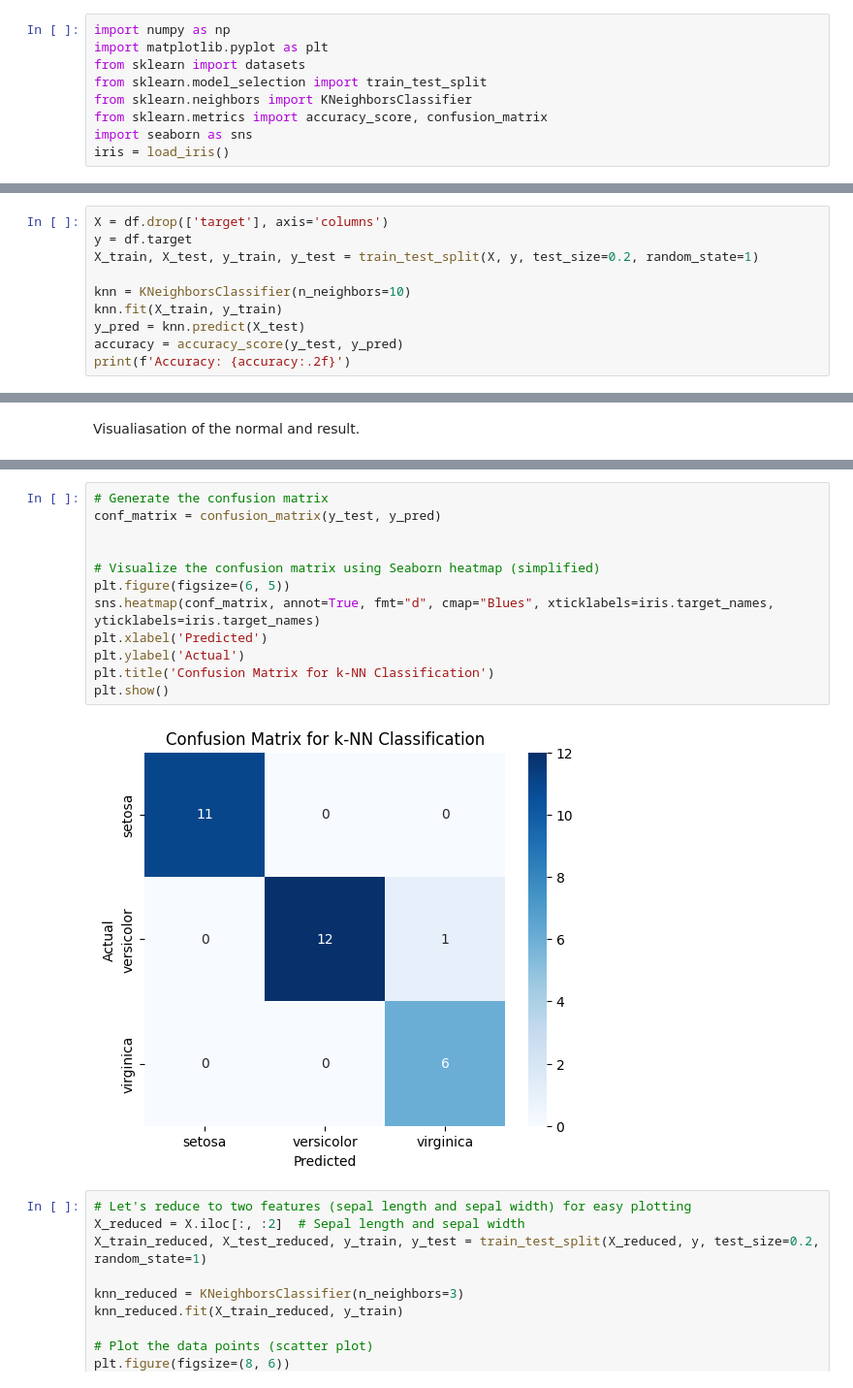
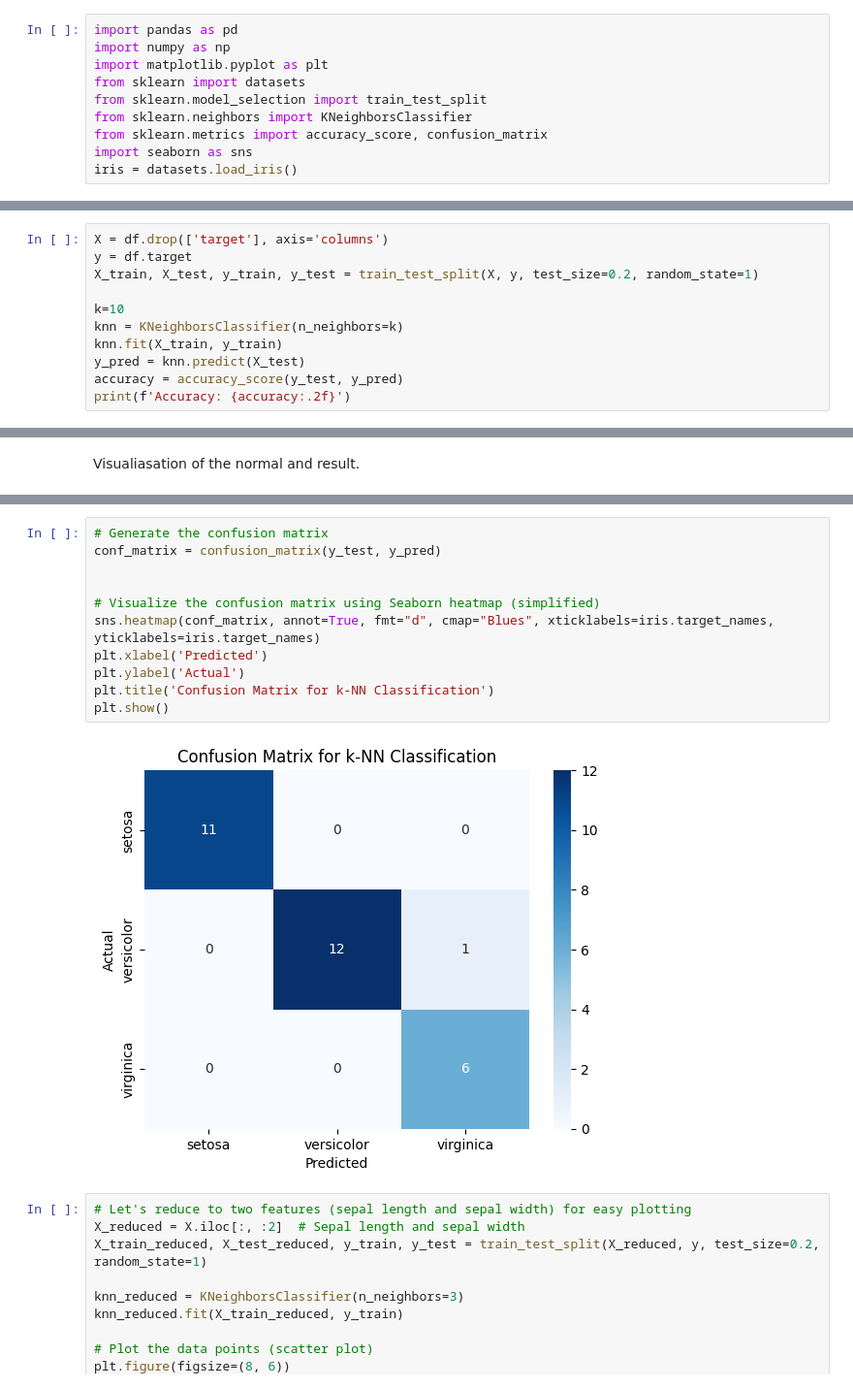
Before and after one commit to Keerthan0811/DV-LAB, a Jupyter notebook: PART_B_PYTHON/PROGRAM 5/main.ipynb, the cells around one changed output, grey strips where cells are left out. Shown at 97% size. Saved outputs shown, nothing was run; the diff lists cells and outputs as text.

```diff
--- a/PART_B_PYTHON/PROGRAM 5/main.ipynb
+++ b/PART_B_PYTHON/PROGRAM 5/main.ipynb
@@ -4,6 +4,7 @@ dataset), perform classification using the k-Nearest Neighbors (kNN) algorithm.
 performance of the model by calculating its accuracy and visualize the results using appropriate
 techniques.
 # %%
+import pandas as pd
 import numpy as np
 import matplotlib.pyplot as plt
 from sklearn import datasets
@@ -11,7 +12,7 @@ from sklearn.model_selection import train_test_split
 from sklearn.neighbors import KNeighborsClassifier
 from sklearn.metrics import accuracy_score, confusion_matrix
 import seaborn as sns
-iris = load_iris()
+iris = datasets.load_iris()
 # %%
 df = pd.DataFrame(iris.data,columns=iris.feature_names)
 df['target'] = iris.target
@@ -26,7 +35,8 @@ X = df.drop(['target'], axis='columns')
 y = df.target
 X_train, X_test, y_train, y_test = train_test_split(X, y, test_size=0.2, random_state=1)
 
-knn = KNeighborsClassifier(n_neighbors=10)
+k=10
+knn = KNeighborsClassifier(n_neighbors=k)
 knn.fit(X_train, y_train)
 y_pred = knn.predict(X_test)
 accuracy = accuracy_score(y_test, y_pred)
@@ -47,17 +57,16 @@ plt.scatter(df2['petal length (cm)'], df2['petal width (cm)'],color="red",marker
 # %%
 # Generate the confusion matrix
 conf_matrix = confusion_matrix(y_test, y_pred)
 
 
 # Visualize the confusion matrix using Seaborn heatmap (simplified)
-plt.figure(figsize=(6, 5))
 sns.heatmap(conf_matrix, annot=True, fmt="d", cmap="Blues", xticklabels=iris.target_names, yticklabels=iris.target_names)
 plt.xlabel('Predicted')
 plt.ylabel('Actual')
 plt.title('Confusion Matrix for k-NN Classification')
 plt.show()
 # %% [output]
-[figure, old version]
+[figure, new version]
 # %%
 # Let's reduce to two features (sepal length and sepal width) for easy plotting
 X_reduced = X.iloc[:, :2]  # Sepal length and sepal width
```
Also changed, not shown: parts of 2 cells of this notebook, 5 other files.
